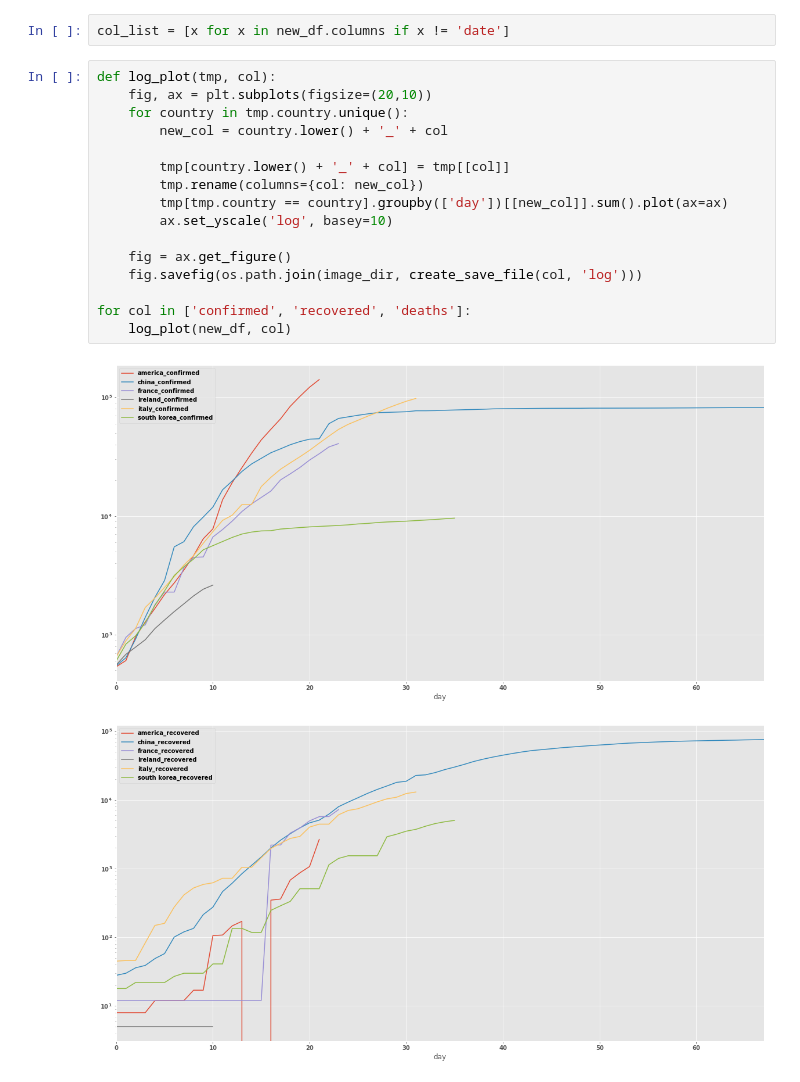
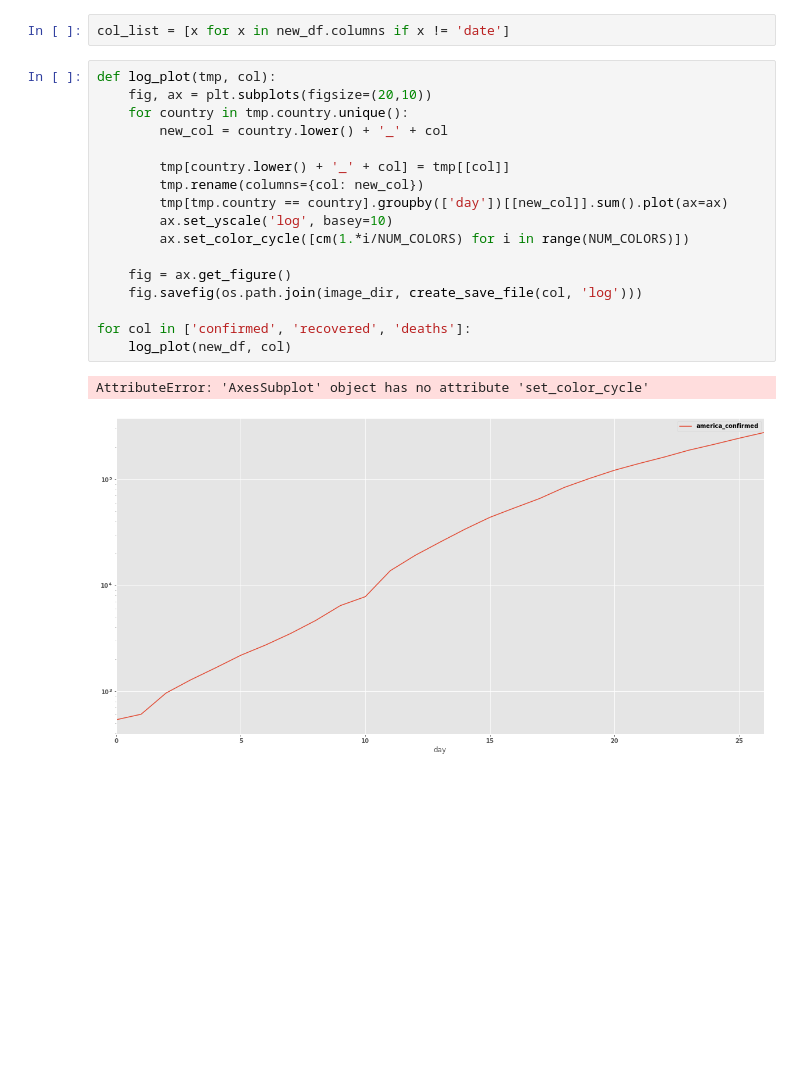
Before and after one commit to AaronWard/covidify, a Jupyter notebook: notebooks/log.ipynb, the cells around one changed output. Saved outputs shown, nothing was run; the diff lists cells and outputs as text; blank space fills up the shorter version.

```diff
--- a/notebooks/log.ipynb
+++ b/notebooks/log.ipynb
@@ -148,19 +143,20 @@ col_list = [x for x in new_df.columns if x != 'date']
 # %%
 def log_plot(tmp, col):
     fig, ax = plt.subplots(figsize=(20,10))
     for country in tmp.country.unique():
         new_col = country.lower() + '_' + col
 
         tmp[country.lower() + '_' + col] = tmp[[col]]
         tmp.rename(columns={col: new_col})
         tmp[tmp.country == country].groupby(['day'])[[new_col]].sum().plot(ax=ax)
         ax.set_yscale('log', basey=10)
+        ax.set_color_cycle([cm(1.*i/NUM_COLORS) for i in range(NUM_COLORS)])
 
     fig = ax.get_figure()
     fig.savefig(os.path.join(image_dir, create_save_file(col, 'log')))
 
 for col in ['confirmed', 'recovered', 'deaths']:
     log_plot(new_df, col)
 # %% [output]
+AttributeError: 'AxesSubplot' object has no attribute 'set_color_cycle'
-[figure, old version]
+[figure, new version]
-[figure, removed]
```
Also changed, not shown: parts of 6 cells of this notebook.
